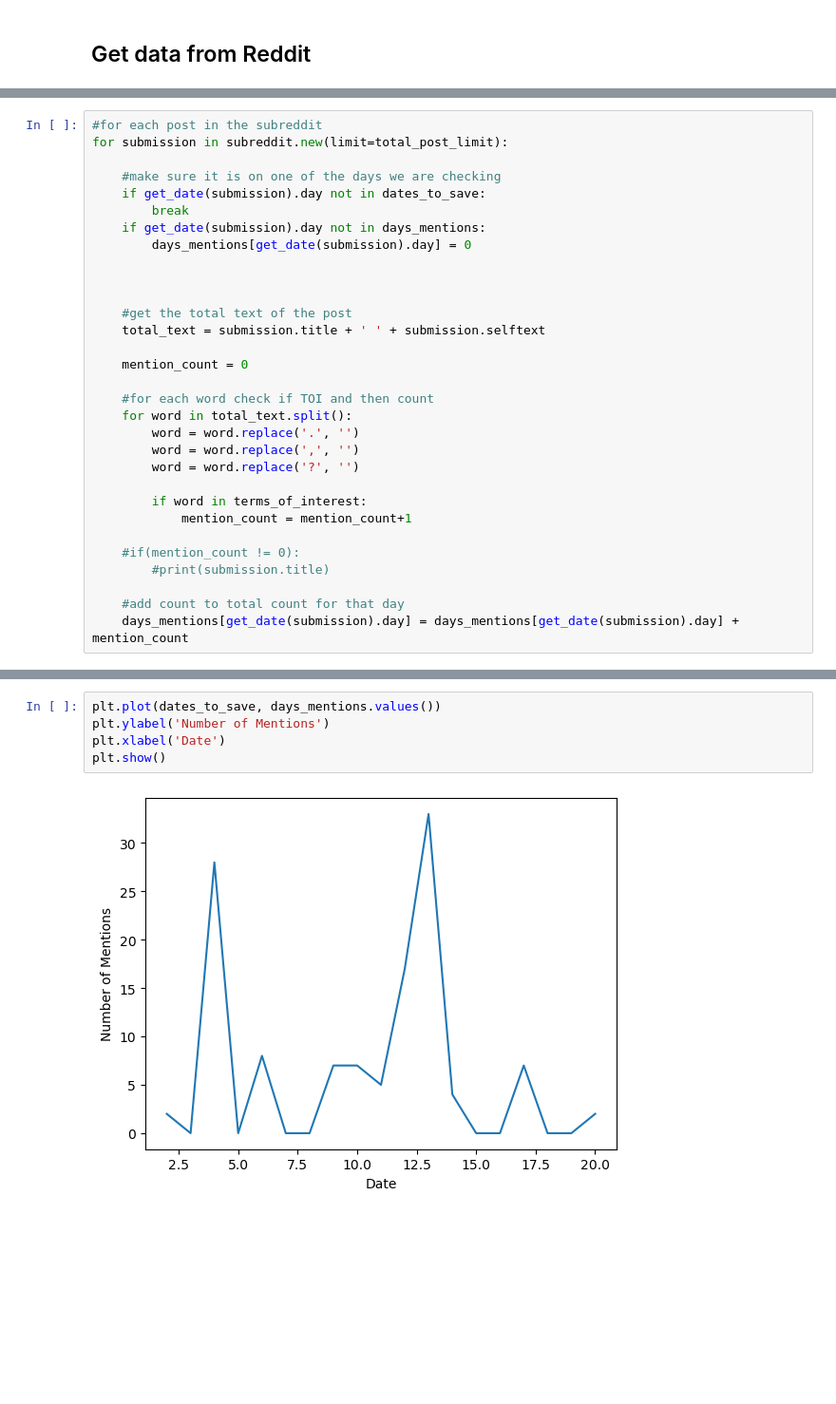
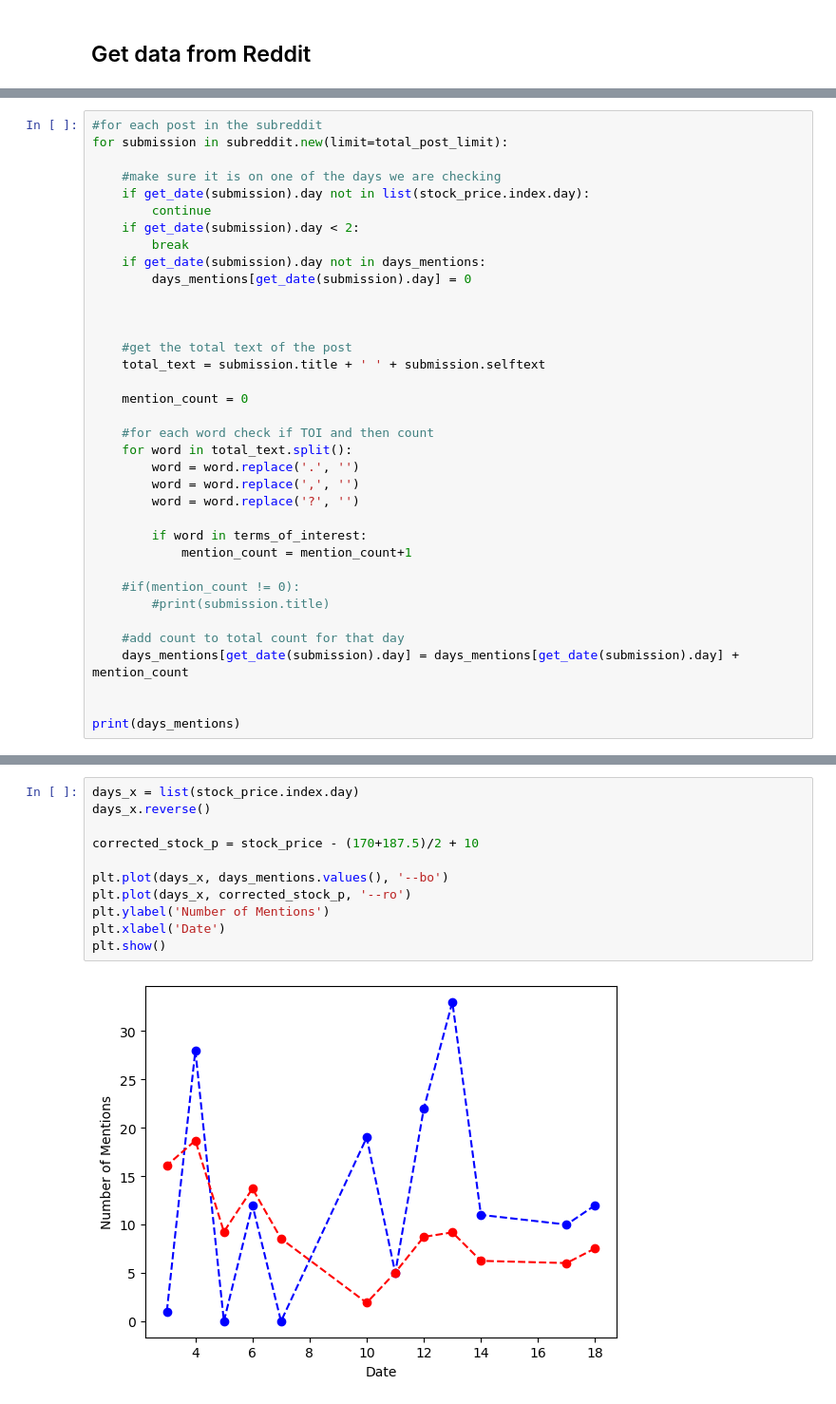
Before and after one commit to adopolis23/ML-Scraper, a Jupyter notebook: mention_price_correlation.ipynb, the cells around one changed output, grey strips where cells are left out. Shown: that part at 95% size. Cells and saved outputs as stored; diff of their text form; blank space fills up the shorter version.

```diff
--- a/mention_price_correlation.ipynb
+++ b/mention_price_correlation.ipynb
@@ -62,7 +72,9 @@ array([20, 19, 18, 17, 16, 15, 14, 13, 12, 11, 10,  9,  8,  7,  6,  5,  4,
 for submission in subreddit.new(limit=total_post_limit):
 
     #make sure it is on one of the days we are checking
-    if get_date(submission).day not in dates_to_save:
+    if get_date(submission).day not in list(stock_price.index.day):
+        continue
+    if get_date(submission).day < 2:
         break
     if get_date(submission).day not in days_mentions:
         days_mentions[get_date(submission).day] = 0
@@ -88,3 +100,6 @@ for submission in subreddit.new(limit=total_post_limit):
 
     #add count to total count for that day
     days_mentions[get_date(submission).day] = days_mentions[get_date(submission).day] + mention_count
+
+
+print(days_mentions)
@@ -113,8 +108,14 @@ days_mentions
 # %%
-plt.plot(dates_to_save, days_mentions.values())
+days_x = list(stock_price.index.day)
+days_x.reverse()
+
+corrected_stock_p = stock_price - (170+187.5)/2 + 10
+
+plt.plot(days_x, days_mentions.values(), '--bo')
+plt.plot(days_x, corrected_stock_p, '--ro')
 plt.ylabel('Number of Mentions')
 plt.xlabel('Date')
 plt.show()
 # %% [output]
-[figure, old version]
+[figure, new version]
 # %%
```
Also changed, not shown: parts of 7 cells of this notebook.
